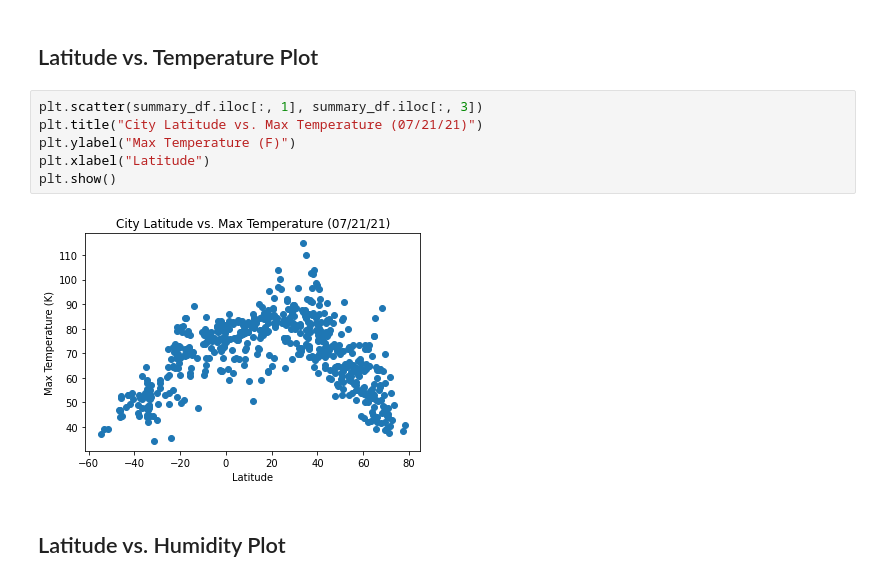
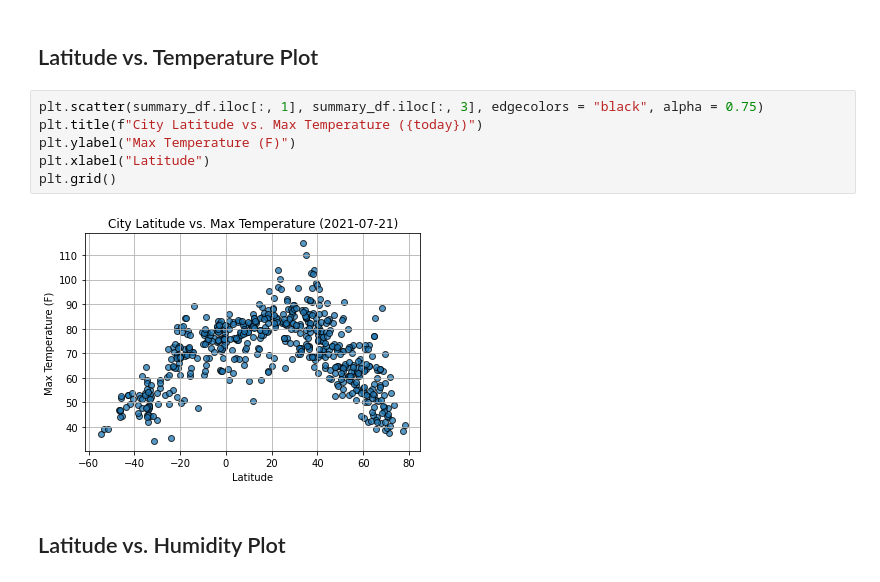
Before and after one commit to MrMrRPG/python_api_challenge, a Jupyter notebook: starter_code/WeatherPy.ipynb, the cells around one changed output. Drawn from its saved outputs; the diff is of its cells as text.

Commit message:
Global plots done, onto the hemispheres

```diff
--- a/starter_code/WeatherPy.ipynb
+++ b/starter_code/WeatherPy.ipynb
@@ -166,12 +171,12 @@ Skip this step if there are no cities that have humidity > 100%.
 # %% [markdown]
 ## Latitude vs. Temperature Plot
 # %%
-plt.scatter(summary_df.iloc[:, 1], summary_df.iloc[:, 3])
-plt.title("City Latitude vs. Max Temperature (07/21/21)")
+plt.scatter(summary_df.iloc[:, 1], summary_df.iloc[:, 3], edgecolors = "black", alpha = 0.75)
+plt.title(f"City Latitude vs. Max Temperature ({today})")
 plt.ylabel("Max Temperature (F)")
 plt.xlabel("Latitude")
-plt.show()
+plt.grid()
 # %% [output]
-[figure, old version]
+[figure, new version]
 # %% [markdown]
 ## Latitude vs. Humidity Plot
```
Also changed, not shown: parts of 7 cells of this notebook.
